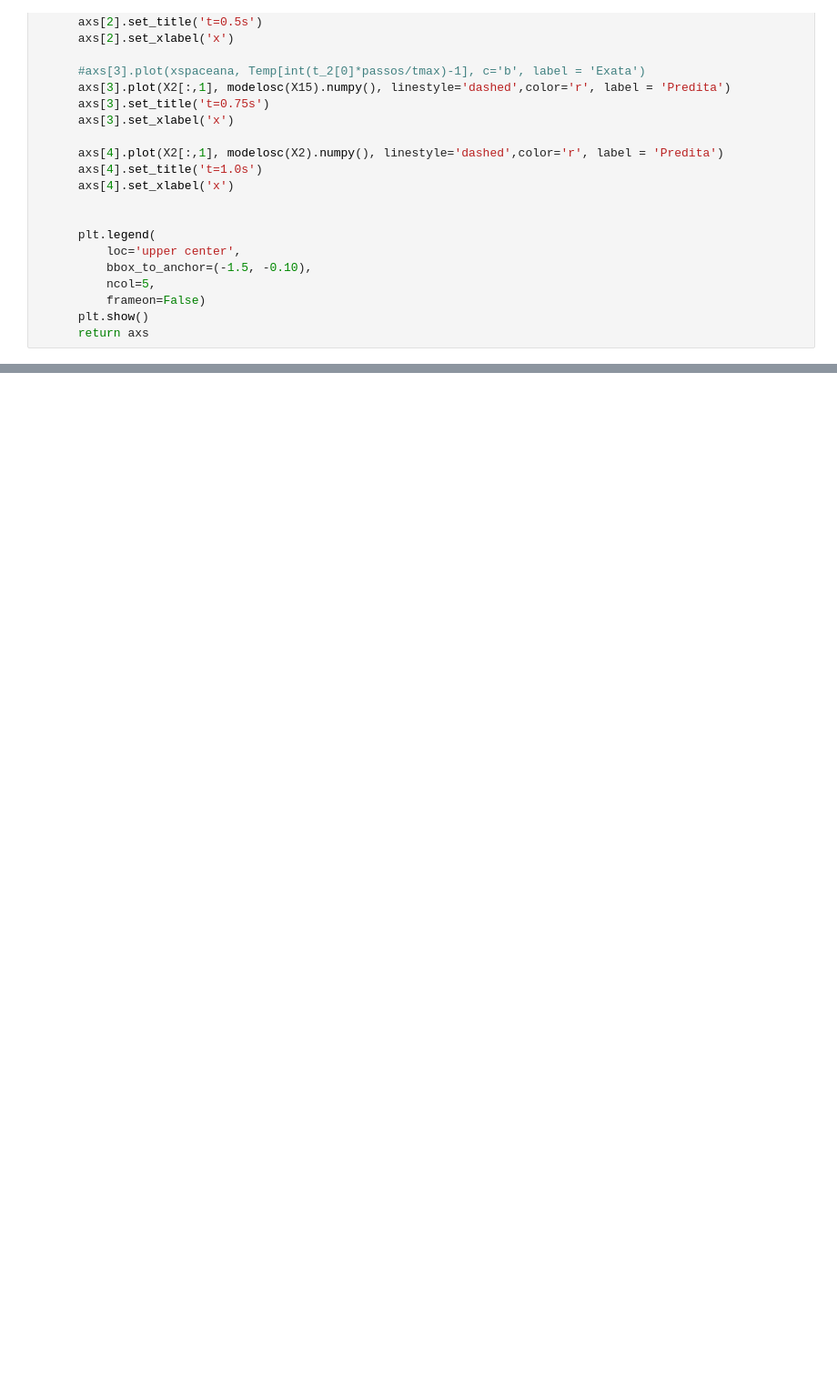
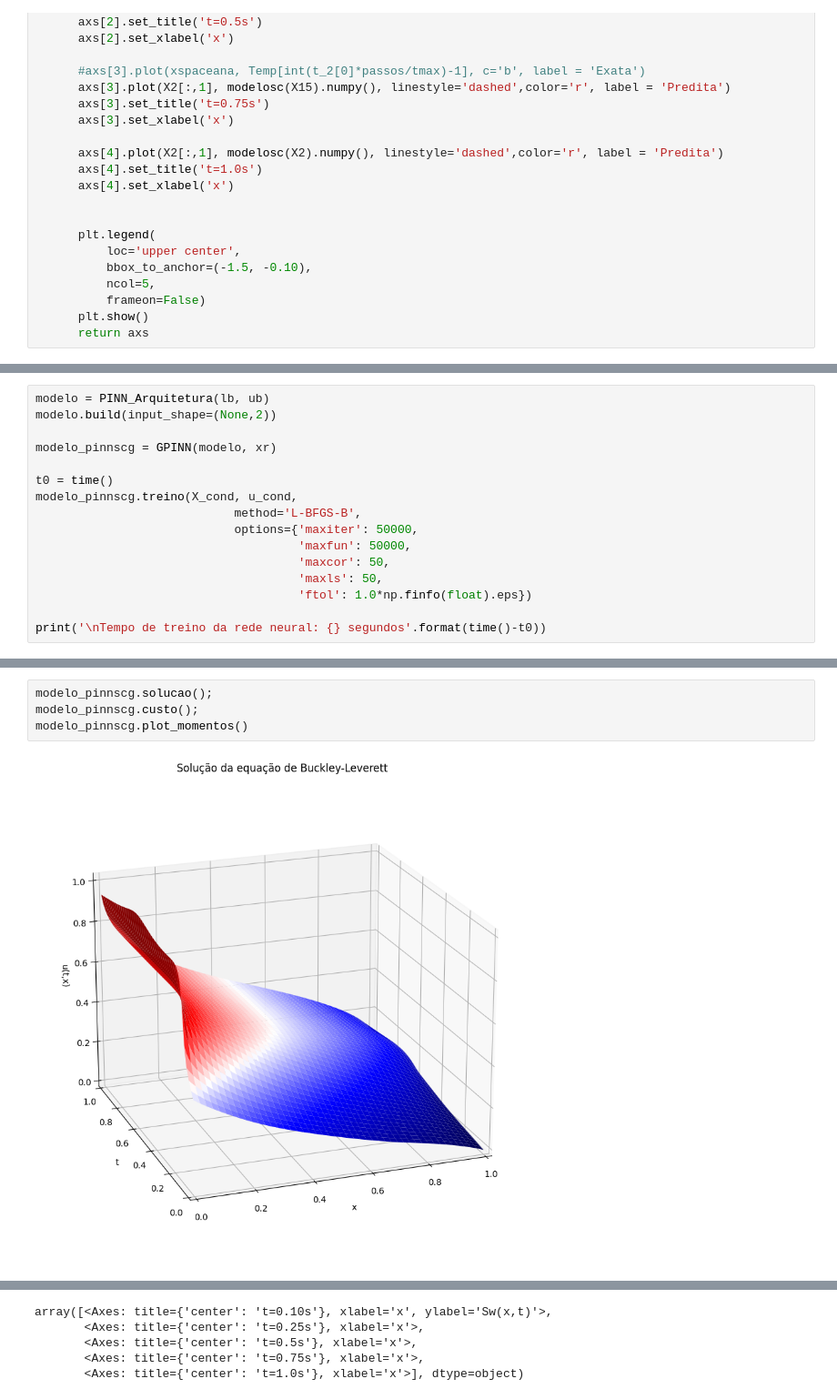
Before and after one commit to JoaoAlexandreFerreira/RNA, a Jupyter notebook: PINN_buckley_leverett.ipynb, the cells around one changed output, grey strips where cells are left out. Shown at 91% size. Drawn from its saved outputs; the diff is of its cells as text; blank space fills up the shorter version.

```diff
--- a/PINN_buckley_leverett.ipynb
+++ b/PINN_buckley_leverett.ipynb
@@ -1204,0 +1664,16 @@ array([<Axes: title={'center': 't=0.10s'}, xlabel='x', ylabel='Sw(x,t)'>,
+# %%
+modelo = PINN_Arquitetura(lb, ub)
+modelo.build(input_shape=(None,2))
+
+modelo_pinnscg = GPINN(modelo, xr)
+
+t0 = time()
+modelo_pinnscg.treino(X_cond, u_cond,
+                            method='L-BFGS-B',
+                            options={'maxiter': 50000,
+                                     'maxfun': 50000,
+                                     'maxcor': 50,
+                                     'maxls': 50,
+                                     'ftol': 1.0*np.finfo(float).eps})
+
+print('\nTempo de treino da rede neural: {} segundos'.format(time()-t0))
@@ -1204,0 +1707,6 @@ array([<Axes: title={'center': 't=0.10s'}, xlabel='x', ylabel='Sw(x,t)'>,
+# %%
+modelo_pinnscg.solucao();
+modelo_pinnscg.custo();
+modelo_pinnscg.plot_momentos()
+# %% [output]
+[figure, added]
@@ -1204,0 +1715,5 @@ array([<Axes: title={'center': 't=0.10s'}, xlabel='x', ylabel='Sw(x,t)'>,
+array([<Axes: title={'center': 't=0.10s'}, xlabel='x', ylabel='Sw(x,t)'>,
+       <Axes: title={'center': 't=0.25s'}, xlabel='x'>,
+       <Axes: title={'center': 't=0.5s'}, xlabel='x'>,
+       <Axes: title={'center': 't=0.75s'}, xlabel='x'>,
+       <Axes: title={'center': 't=1.0s'}, xlabel='x'>], dtype=object)
```
Also changed, not shown: parts of 27 cells of this notebook.
